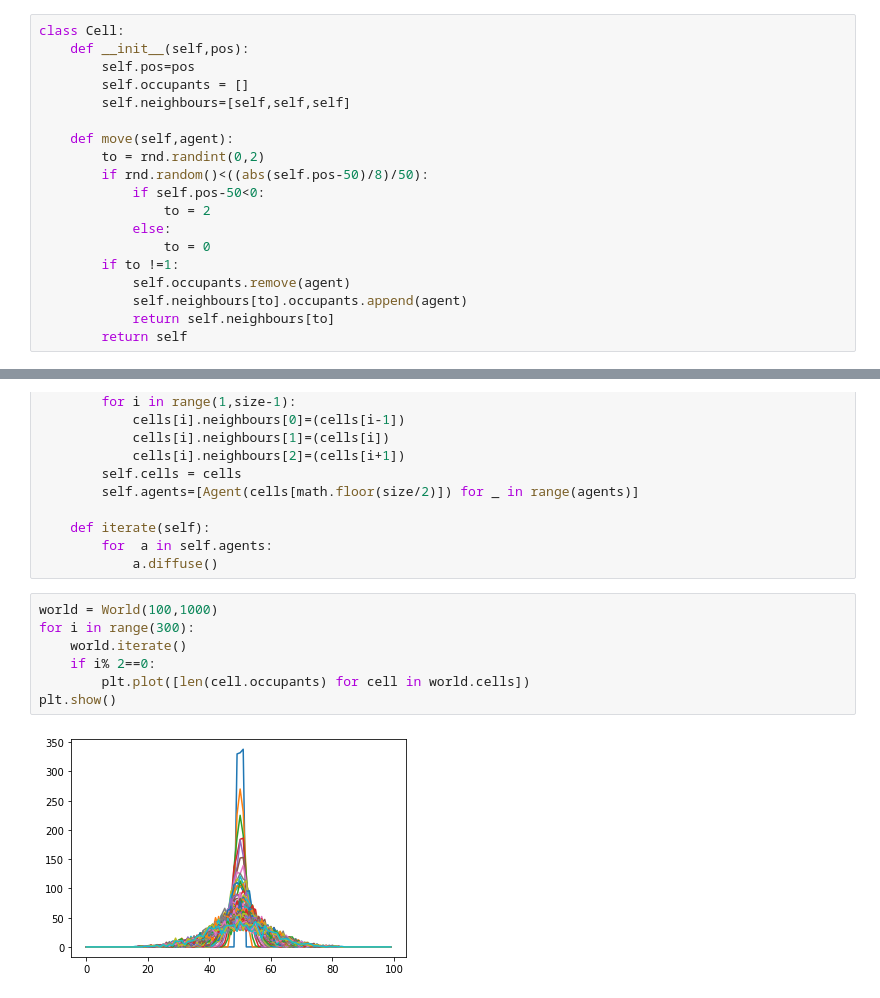
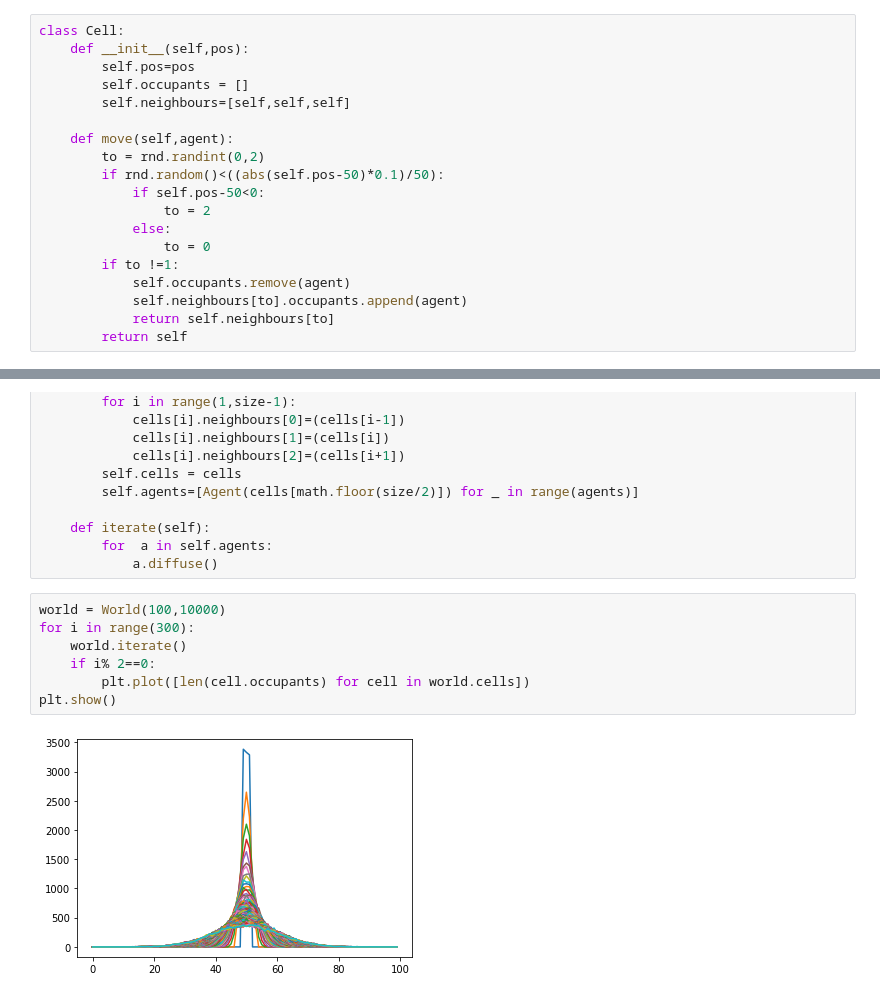
Before and after one commit to ric-colasanti/Flocking, a Jupyter notebook: ca_1d_flock.ipynb, the cells around one changed output, grey strips where cells are left out. Saved outputs shown, nothing was run; the diff lists cells and outputs as text.

```diff
--- a/ca_1d_flock.ipynb
+++ b/ca_1d_flock.ipynb
@@ -19,7 +20,7 @@ class Cell:
 
     def move(self,agent):
         to = rnd.randint(0,2)
-        if rnd.random()<((abs(self.pos-50)/8)/50):
+        if rnd.random()<((abs(self.pos-50)*0.1)/50):
             if self.pos-50<0:
                 to = 2
             else:
@@ -44,14 +45,14 @@ class World:
         for  a in self.agents:
             a.diffuse()
 # %%
-world = World(100,1000)
+world = World(100,10000)
 for i in range(300):
     world.iterate()
     if i% 2==0:
         plt.plot([len(cell.occupants) for cell in world.cells])
 plt.show()
 # %% [output]
-[figure, old version]
+[figure, new version]
 # %%
 #plt.hist([len(cell.occupants) for cell in world.cells])
 plt.plot([len(cell.occupants) for cell in world.cells])
```
Also changed, not shown: parts of 7 cells of this notebook.
